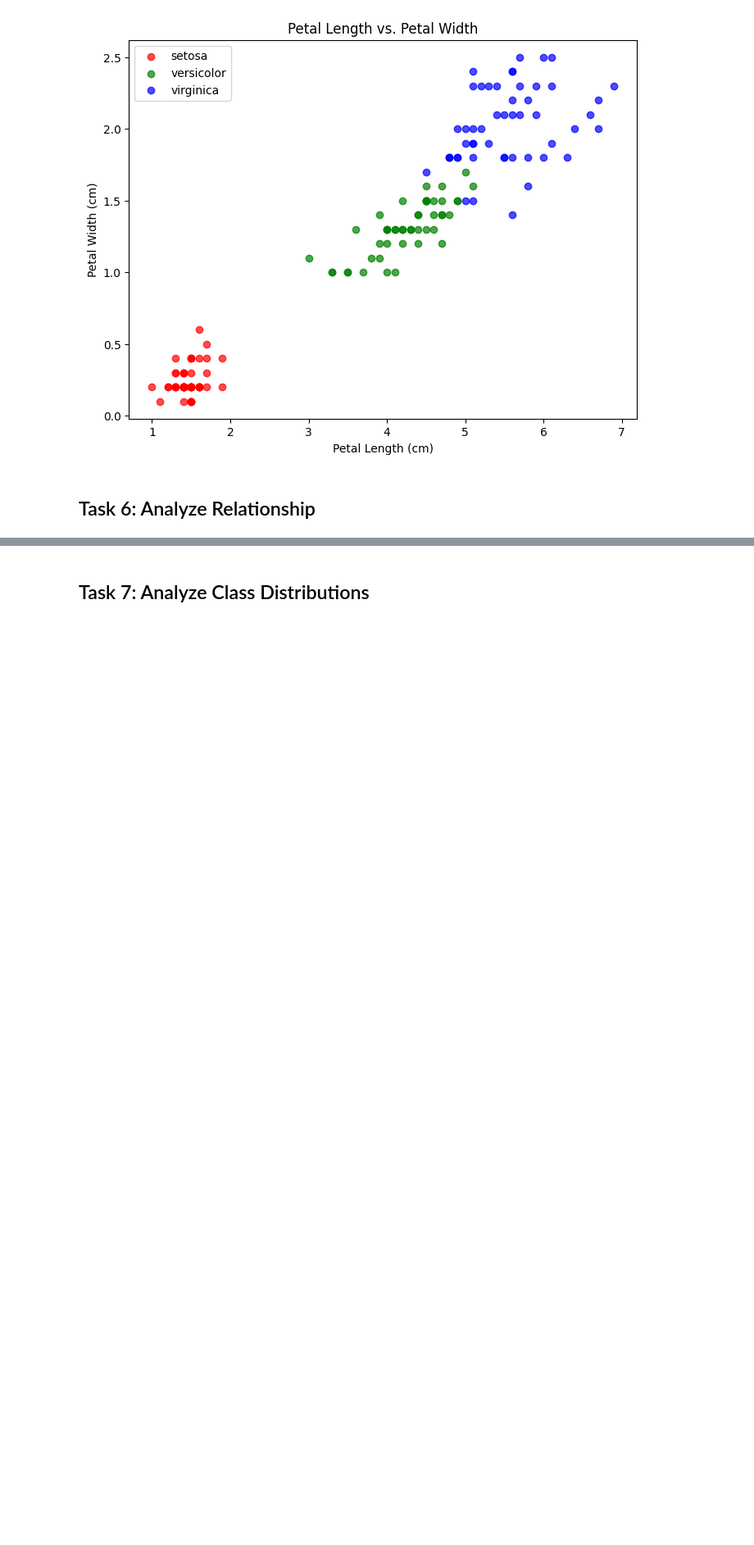
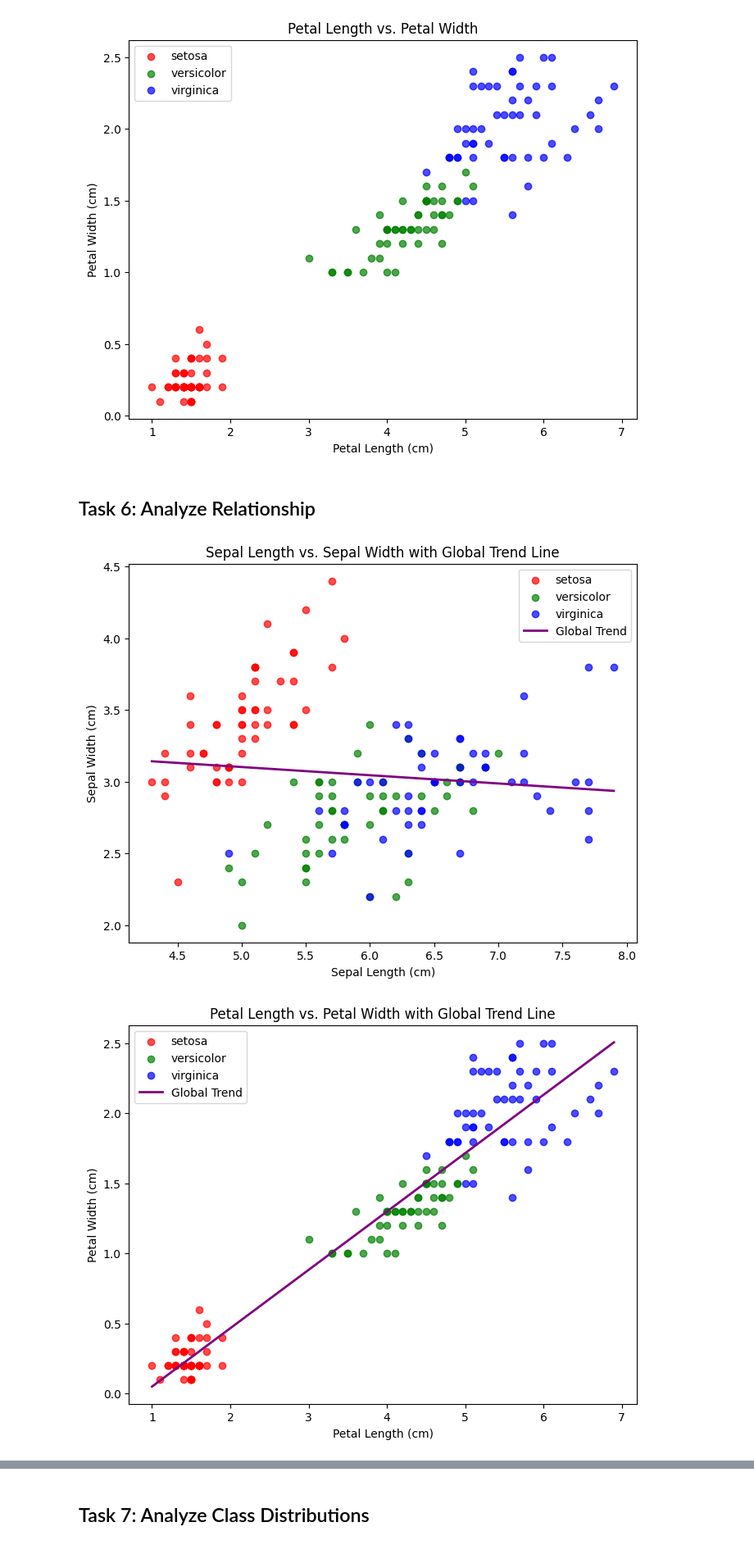
Before and after one commit to LoicBagnoud/principles_of_data_analytics, a Jupyter notebook: tasks.ipynb, the cells around one changed output, grey strips where cells are left out. Shown at 82% size. Saved outputs shown, nothing was run; the diff lists cells and outputs as text; code cells hidden in the pictures; blank space fills up the shorter version.

```diff
--- a/tasks.ipynb
+++ b/tasks.ipynb
@@ -320,3 +320,65 @@ plt.show()
 [figure]
 # %% [markdown]
 ## Task 6: Analyze Relationship
+# %%
+# Now comes the part where we need to analyse the relationship, or if there is any sort of relationship between Sepals and Petals
+# accross the different species. I wanted to start off with a global relationship.
+
+# We're going to reutilise the code for the scatterplot we did.
+plt.figure(figsize=(8, 6))
+for sp in df['species'].unique():
+    subset = df[df['species'] == sp]
+    plt.scatter(subset['sepal_length'], subset['sepal_width'],
+                color=colors[sp], label=sp, alpha=0.7)
+
+# But now, we're going to create our trend line (our polynomial).
+x_length = df['sepal_length']
+y_width = df['sepal_width']
+slope_global, intercept_global = np.polyfit(x_length, y_width, 1)
+x_line_global = np.linspace(x_length.min(), x_length.max())
+y_line_global = slope_global * x_line_global + intercept_global
+
+# I asked ChatGPT about this and why it needed to be a first degree Polynomial.
+
+# Reference - ChatGPT - His answer:
+# A first degree polynomial is the simplest model you can use. It gives you a clear, linear relationship between the variables, which is easy to understand and interpret.
+# For many datasets, including parts of the Iris dataset, a linear approximation (a straight line) can effectively capture the general trend in the data.
+
+# This here is to plot the actual line. I chose purple as a colour as it unconsciously works with all 3 colours.
+plt.plot(x_line_global, y_line_global, color='purple', linewidth=2, label='Global Trend')
+
+# Then I went ahead and worked on the rest of the descriptions.
+plt.title("Sepal Length vs. Sepal Width with Global Trend Line")
+plt.xlabel("Sepal Length (cm)")
+plt.ylabel("Sepal Width (cm)")
+plt.legend()
+plt.show()
+
+# Reference: https://numpy.org/doc/stable/reference/generated/numpy.linspace.html
+#            https://numpy.org/doc/stable/reference/generated/numpy.polyfit.html
+
+# Did the same with the Petal relationships.
+plt.figure(figsize=(8, 6))
+for sp in df['species'].unique():
+    subset = df[df['species'] == sp]
+    plt.scatter(subset['petal_length'], subset['petal_width'], label=sp, color=colors[sp], alpha=0.7)
+
+x_length = df['petal_length']
+y_width = df['petal_width']
+
+slope_global, intercept_global = np.polyfit(x_length, y_width, 1)
+
+x_line_global = np.linspace(x_length.min(), x_length.max())
+
+y_line_global = slope_global * x_line_global + intercept_global
+
+plt.plot(x_line_global, y_line_global, color='purple', linewidth=2, label='Global Trend')
+
+plt.title("Petal Length vs. Petal Width with Global Trend Line")
+plt.xlabel("Petal Length (cm)")
+plt.ylabel("Petal Width (cm)")
+plt.legend()
+plt.show()
+# %% [output]
+[figure, added]
+[figure, added]
```
Also changed, not shown: parts of 3 cells of this notebook.
